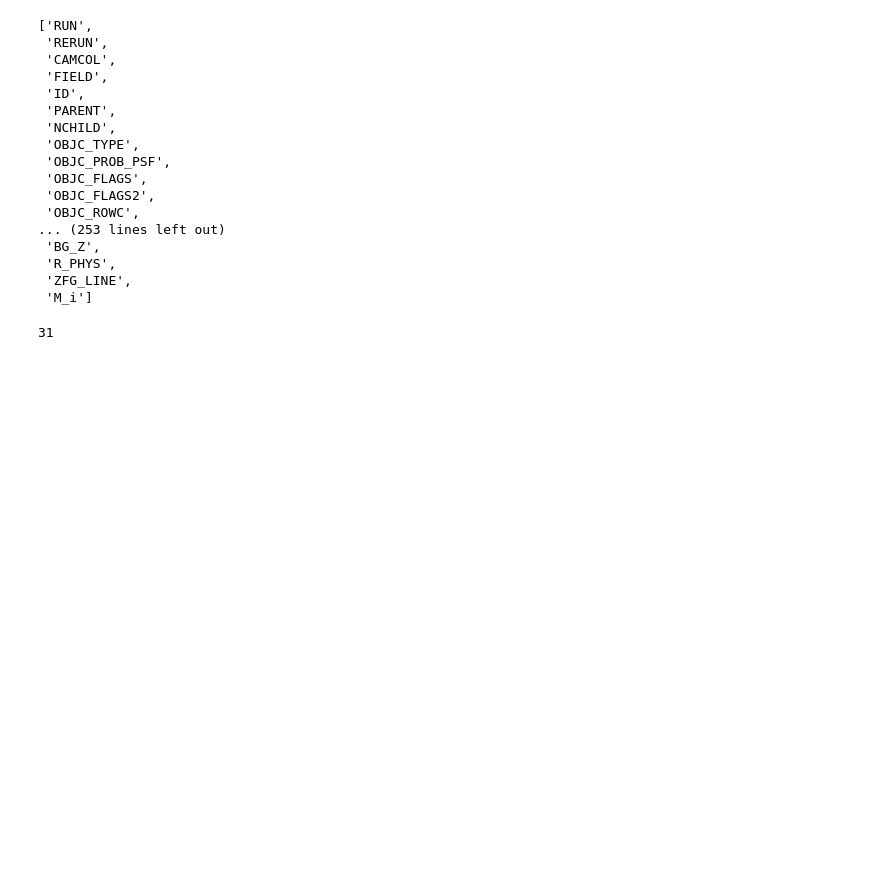
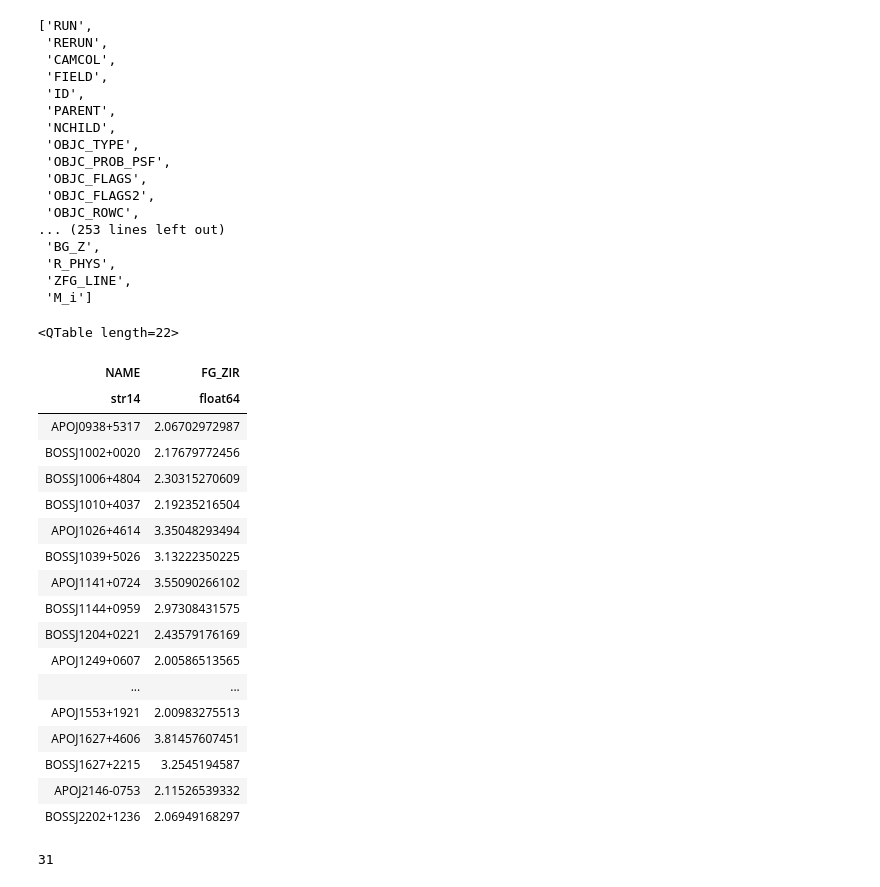
Before and after one commit to qsopairs/papers, a Jupyter notebook: QPQ9/Analysis/QPQ9_sample.ipynb, the cells around one changed output. Cells and saved outputs as stored; diff of their text form; code cells hidden in the pictures; blank space fills up the shorter version.

```diff
--- a/QPQ9/Analysis/QPQ9_sample.ipynb
+++ b/QPQ9/Analysis/QPQ9_sample.ipynb
@@ -216,6 +216,28 @@ QPQ_zIR.keys()
  'R_PHYS',
  'ZFG_LINE',
  'M_i']
+# %%
+QPQ_zIR['NAME','FG_ZIR'][10:]
+# %% [output]
+<QTable length=22>
+| NAME | FG_ZIR |
+| str14 | float64 |
+| APOJ0938+5317 | 2.06702972987 |
+| BOSSJ1002+0020 | 2.17679772456 |
+| BOSSJ1006+4804 | 2.30315270609 |
+| BOSSJ1010+4037 | 2.19235216504 |
+| APOJ1026+4614 | 3.35048293494 |
+| BOSSJ1039+5026 | 3.13222350225 |
+| APOJ1141+0724 | 3.55090266102 |
+| BOSSJ1144+0959 | 2.97308431575 |
+| BOSSJ1204+0221 | 2.43579176169 |
+| APOJ1249+0607 | 2.00586513565 |
+| ... | ... |
+| APOJ1553+1921 | 2.00983275513 |
+| APOJ1627+4606 | 3.81457607451 |
+| BOSSJ1627+2215 | 3.2545194587 |
+| APOJ2146-0753 | 2.11526539332 |
+| BOSSJ2202+1236 | 2.06949168297 |
 # %%
 QPQ9 = copy.deepcopy(QPQ_zIR)
 QPQ9.rename_column('FG_ZIR', 'Z_FG')
```
Also changed, not shown: parts of 5 cells of this notebook, 4 other files.
